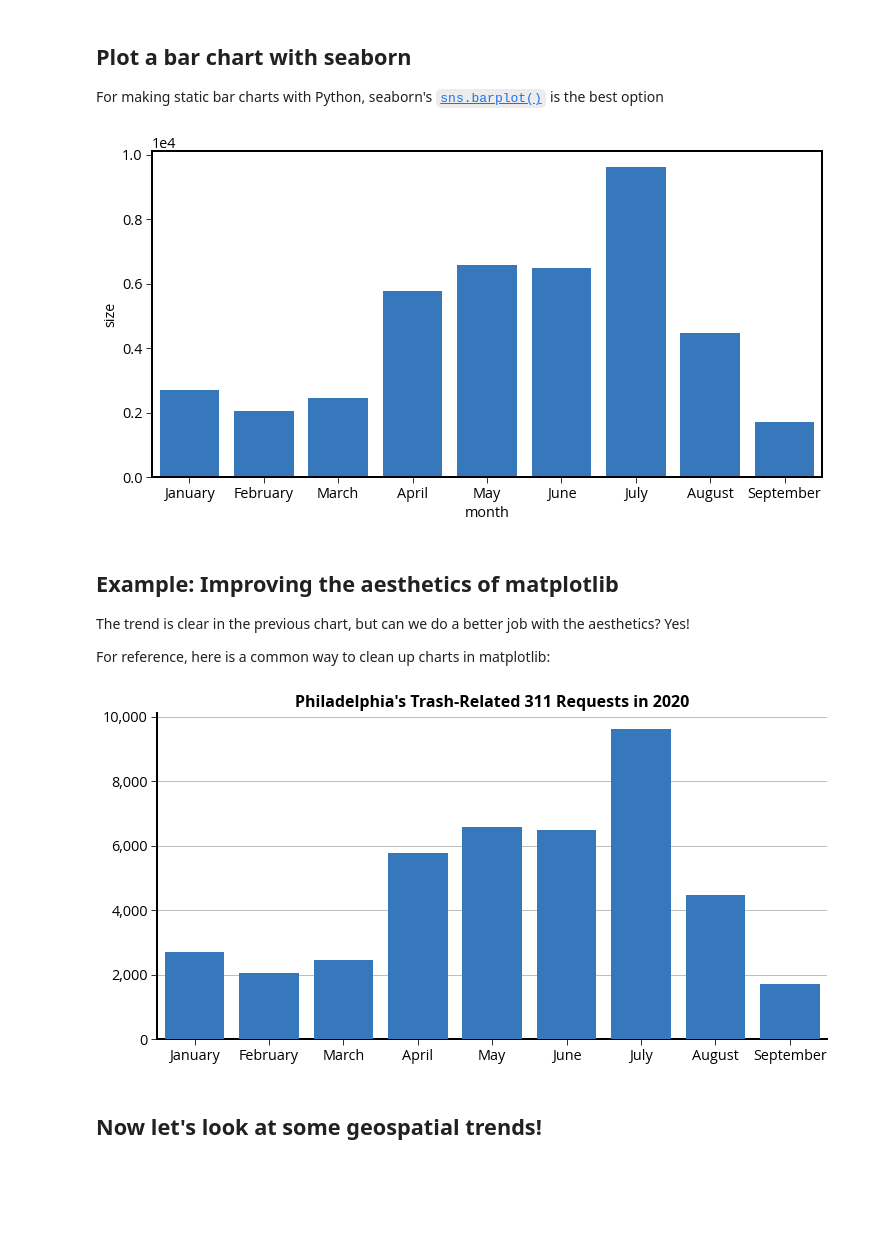
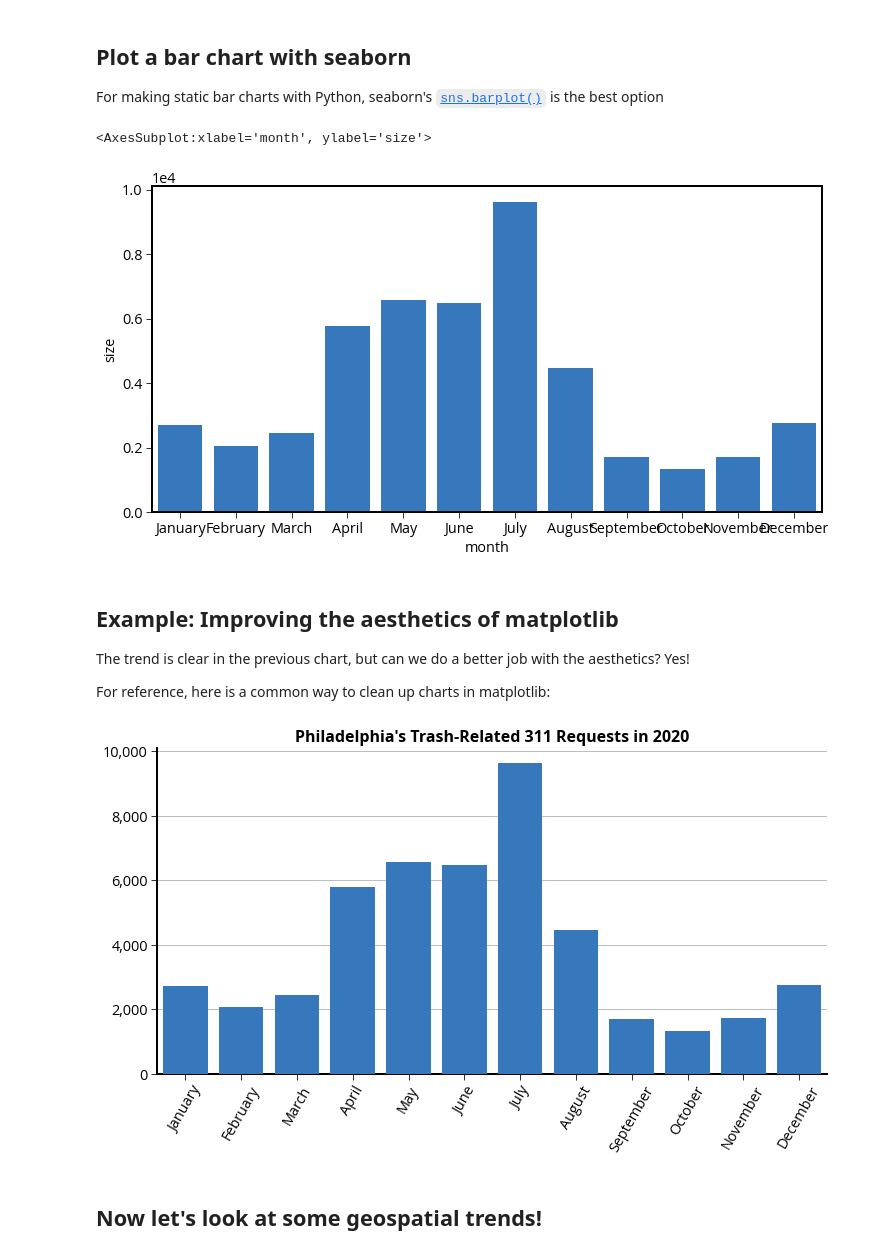
Before and after one commit to MUSA-550-Fall-2021/week-3, a Jupyter notebook: lecture-3B.ipynb, the cells around one changed output. Saved outputs shown, nothing was run; the diff lists cells and outputs as text; code cells hidden in the pictures; blank space fills up the shorter version.

````diff
--- a/lecture-3B.ipynb
+++ b/lecture-3B.ipynb
@@ -34,7 +34,7 @@ Load 311 requests in Philadelphia from the `data/` directory.
 Source: [OpenDataPhilly](https://www.opendataphilly.org/dataset/311-service-and-information-requests)
 # %%
 # Load the data from a CSV file into a pandas DataFrame
-requests = pd.read_csv('./data/public_cases_fc_2020.csv')
+requests = pd.read_csv('./data/public_cases_fc_2020.csv.tar.gz')
 # %%
 print("number of requests = ", len(requests))
 # %% [output]
@@ -158,9 +158,9 @@ You can usually make this go away if you add a `.copy()` after you perform your
 trash_requests = requests.loc[requests["service_name"] == "Rubbish/Recyclable Material Collection"].copy()
 ```
 # %%
-totals_by_week = trash_requests.groupby("month", as_index=False).size()
+totals_by_month = trash_requests.groupby("month", as_index=False).size()
 
-totals_by_week.head()
+totals_by_month
 # %% [output]
 |  | month | size |
 | 0 | April | 5778 |
@@ -188,13 +195,27 @@ fig, ax = plt.subplots(figsize=(12, 6))
 sns.barplot(
     x="month",
     y="size",
-    data=totals_by_week,
+    data=totals_by_month,
     color="#2176d2",
     ax=ax,
-    order=["January", "February", "March", "April", "May", "June", "July", "August", "September"],
-);
+    order=[
+        "January",
+        "February",
+        "March",
+        "April",
+        "May",
+        "June",
+        "July",
+        "August",
+        "September",
+        "October",
+        "November",
+        "December",
+    ],
+)
 # %% [output]
+<AxesSubplot:xlabel='month', ylabel='size'>
-[figure, old version]
+[figure, new version]
 # %% [markdown]
 ## Example: Improving the aesthetics of matplotlib
 
@@ -204,36 +225,55 @@ For reference, here is a common way to clean up charts in matplotlib:
 # %%
 # Initialize figure/axes
 fig, ax = plt.subplots(figsize=(12, 6))
 
 # Plot!
 sns.barplot(
     x="month",
     y="size",
-    data=totals_by_week,
+    data=totals_by_month,
     color="#2176d2",
     ax=ax,
-    order=["January", "February", "March", "April", "May", "June", "July", "August", "September"],
-    zorder=999 # Make sure the bar charts are on top of the grid
+    order=[
+        "January",
+        "February",
+        "March",
+        "April",
+        "May",
+        "June",
+        "July",
+        "August",
+        "September",
+        "October",
+        "November",
+        "December",
+    ],
+    zorder=999,  # Make sure the bar charts are on top of the grid
 )
 
 # Remove x/y axis labels
 ax.set_xlabel("")
 ax.set_ylabel("")
 
 # Format the ytick labels to use a comma and no decimal places
-ax.set_yticklabels([f"{yval:,.0f}" for yval in ax.get_yticks()] )
+ax.set_yticklabels([f"{yval:,.0f}" for yval in ax.get_yticks()])
+
+# Rotate the xticks
+plt.setp(ax.get_xticklabels(), rotation=60)
+
 
 # Add a grid backgrou d
-ax.grid(True, axis='y')
+ax.grid(True, axis="y")
 
 # Remove the top and right axes lines
-ax.spines['top'].set_visible(False)
-ax.spines['right'].set_visible(False)
+ax.spines["top"].set_visible(False)
+ax.spines["right"].set_visible(False)
 
 # Add a title
-ax.set_title("Philadelphia's Trash-Related 311 Requests in 2020", weight='bold', fontsize=16);
+ax.set_title(
+    "Philadelphia's Trash-Related 311 Requests in 2020", weight="bold", fontsize=16
+);
 # %% [output]
-[figure, old version]
+[figure, new version]
 # %% [markdown]
 ## Now let's look at some geospatial trends!
 # %% [markdown]
````
Also changed, not shown: parts of 3 cells of this notebook, 1 other file.
